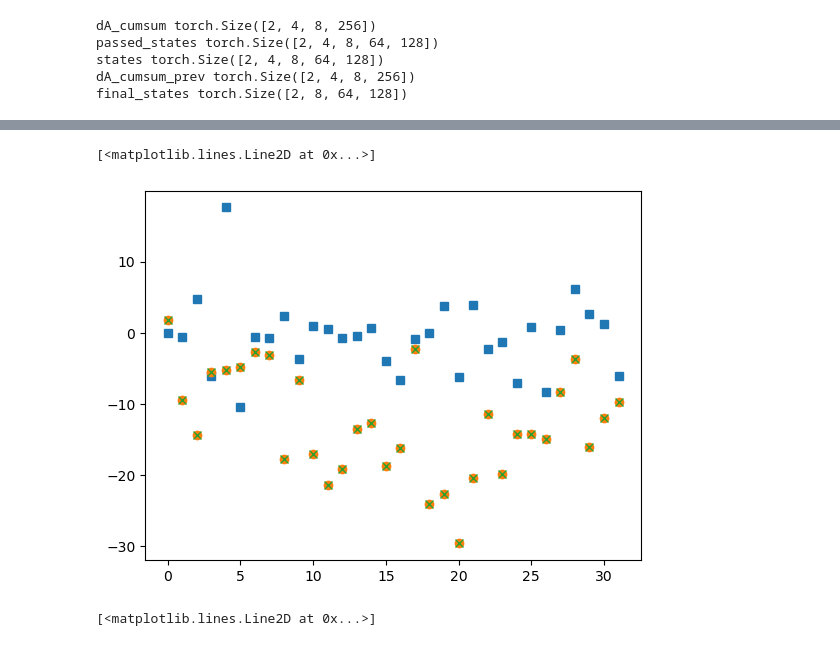
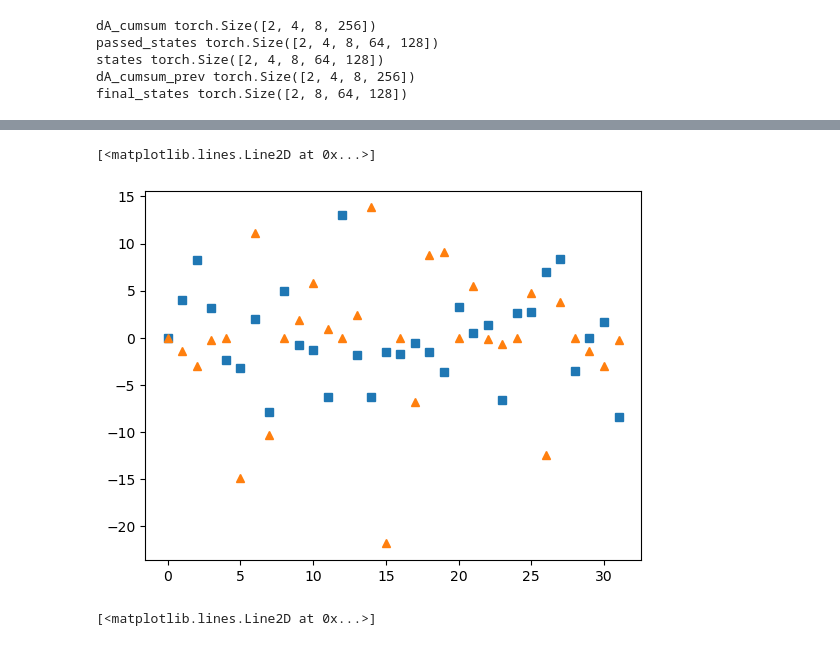
Before and after one commit to state-spaces/mamba, a Jupyter notebook: tests.ipynb, the cells around one changed output, grey strips where cells are left out. Drawn from its saved outputs; the diff is of its cells as text; code cells hidden in the pictures.

```diff
--- a/tests.ipynb
+++ b/tests.ipynb
@@ -92,7 +46,8 @@ plt.vlines(vlines,-10,10,'r')
 # %%
 import os
-dist_dir = 'Test/mamba/par_save'
-ser_dir = 'Test/mamba/ser_save'
+import torch
+dist_dir = 'par_save'
+ser_dir = 'ser_save'
 files = ['dA_cumsum','passed_states', 'states','dA_cumsum_prev']
 dist_dict = {}
 num_gpus=8
@@ -401,8 +364,8 @@ plt.vlines(vlines,-10,10,'r')
 [figure]
 # %%
 import os
-dist_dir = 'Test/mamba/par_save'
-ser_dir = 'Test/mamba/ser_save'
+dist_dir = 'par_save'
+ser_dir = 'ser_save'
 files = ['dA_cumsum','passed_states', 'states','dA_cumsum_prev']
 dist_dict = {}
 num_gpus=8
@@ -604,13 +571,15 @@ expdA.shape = torch.Size([2, 8, 32])
 x,r,g,start,end
 # %%
 import matplotlib.pyplot as plt
-plt.plot(ser_dict['passed_states'].sum(dim=(2,3,4))[0,:],'s')
-plt.plot(res1.sum(dim=(2,3,4))[0,:],'o')
-plt.plot(res2.sum(dim=(2,3,4))[0,:],'x')
+plt.plot(ser_dict['passed_states'].sum(dim=(2,3,4))[1,:],'s')
+plt.plot(torch.concat(dist_dict['passed_states'], dim=1).sum(dim=(2,3,4))[1,:],'^')
+#plt.plot(torch.concat(dist_dict['repassed_states'], dim=1).sum(dim=(2,3,4))[0,:],'^')
+#plt.plot(res1.sum(dim=(2,3,4))[0,:],'o')
+#plt.plot(res2.sum(dim=(2,3,4))[0,:],'x')
 #plt.plot(torch.concat(dist_dict['states'], dim=1).sum(dim=(2,3,4))[0,:],'x')
 # %% [output]
 [<matplotlib.lines.Line2D at 0x...>]
-[figure, old version]
+[figure, new version]
 # %%
 plt.plot([x.mean() for x in dist_dict['states']])
 # %% [output]
```
Also changed, not shown: parts of 18 cells of this notebook, 1 other file.
